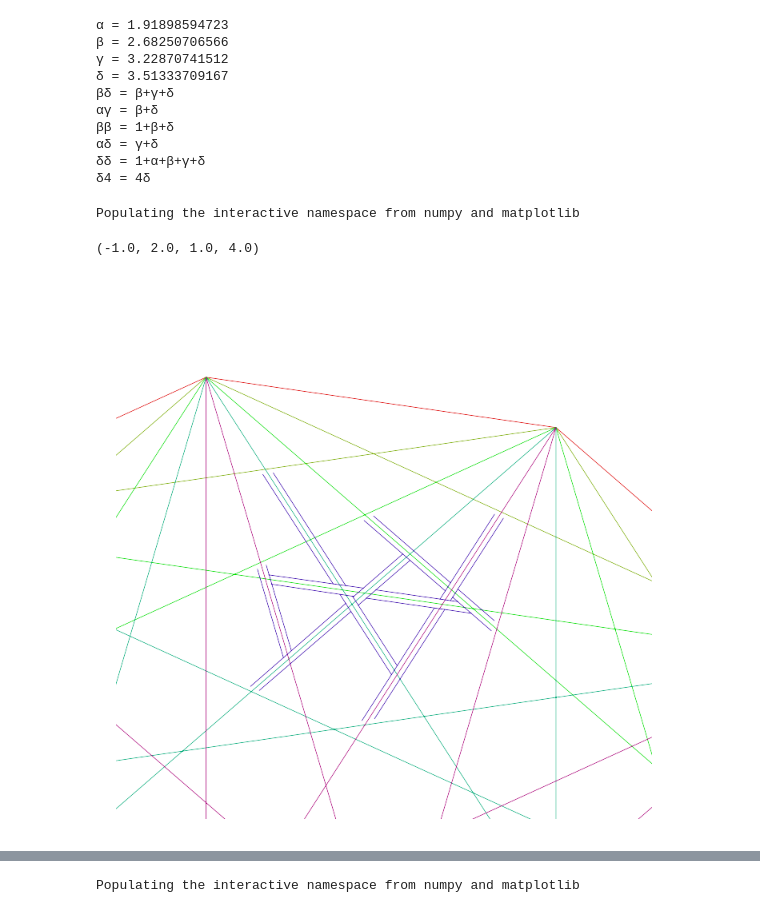
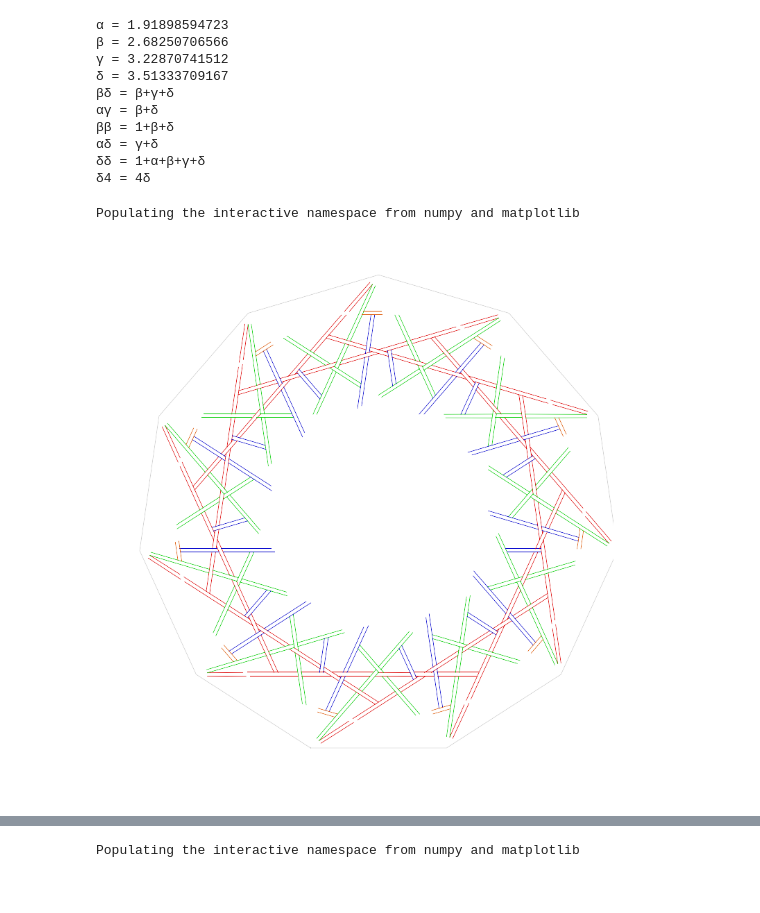
Before and after one commit to vorth/ipython, a Jupyter notebook: hendecagons/Hendecagons.ipynb, the cells around one changed output, grey strips where cells are left out. Cells and saved outputs as stored; diff of their text form; code cells hidden in the pictures.

```diff
--- a/hendecagons/Hendecagons.ipynb
+++ b/hendecagons/Hendecagons.ipynb
@@ -180,9 +180,9 @@ class Vector(object):
         x = float( self.x )
         y = float( self.y )
         A = math.sin( (5.0/11.0) * math.pi )
-        x = -float( self.x ) + float( self.y )/(2*delta_real)
+        x = float( self.x ) + float( self.y )/(2*delta_real)
         y = A * float( self.y )
-        return [ -x, y ]
+        return [ x, y ]
 
     def rotate( self ) :
         return Vector( self.x * r + self.y * t, self.x * s + self.y * u )
@@ -376,78 +475,54 @@ p47d = p411 + ( u1 - u7 ) * f411
 import matplotlib.pyplot as plt
 import matplotlib.path as mpath
 import matplotlib.patches as mpatches
 Path = mpath.Path
 
 def drawPolygon( polygonVerts, color ):
     n = len( polygonVerts )
     codes = [ Path.MOVETO ]
     verts = []
     verts .append( polygonVerts[ 0 ] .render() )
     for i in range(1,n+1):
         codes.append ( Path.LINETO )
         verts.append ( polygonVerts[ i % n ] .render() )
     path = mpath.Path( verts, codes )
     return mpatches.PathPatch( path, facecolor='none', edgecolor=color )
 
-fig = plt.figure(figsize=(12,12))
+#fig = plt.figure(figsize=(12,24))
+fig = plt.figure(figsize=(13,14))
 ax = fig.add_subplot(111)
-ax.add_patch( drawPolygon( hendecagon, '#dd0000' ) )
-ax.add_patch( drawPolygon( hendecagram_alpha, '#77aa00' ) )
-ax.add_patch( drawPolygon( hendecagram_beta, '#00dd00' ) )
-ax.add_patch( drawPolygon( hendecagram_gamma, '#00aa77' ) )
-ax.add_patch( drawPolygon( hendecagram_delta, '#aa0077' ) )
+ax.add_patch( drawPolygon( hendecagon, '#cccccc' ) )
+#ax.add_patch( drawPolygon( hendecagram_alpha, orange ) )
+#ax.add_patch( drawPolygon( hendecagram_beta, red ) )
+#ax.add_patch( drawPolygon( hendecagram_gamma, green ) )
+#ax.add_patch( drawPolygon( hendecagram_delta, blue ) )
 
-def drawEdge( p1, p2 ):
+def drawEdge( p1, p2, color="#000000" ):
     codes = [ Path.MOVETO ]
     verts = []
     verts .append( p1 .render() )
     codes.append ( Path.LINETO )
     verts.append ( p2 .render() )
     path = mpath.Path( verts, codes )
-    ax.add_patch( mpatches.PathPatch( path, facecolor='none', edgecolor="#3300aa" ) )
+    ax.add_patch( mpatches.PathPatch( path, facecolor='none', edgecolor=color ) )
 
-drawEdge( p26a, p26b )
-drawEdge( p26c, p26d )
+for i in range(11):
+    pRot = []
+    for j in range(11):
+        k = (j+i) % 11
+        pRot .append( p[ k ] )
+    drawSectorRibbons( pRot, drawEdge )
 
-drawEdge( p27a, p27b )
-drawEdge( p27c, p27d )
-
-drawEdge( p36a, p36b )
-drawEdge( p36c, p36d )
-
-drawEdge( p37a, p37b )
-drawEdge( p37c, p37d )
-
-drawEdge( p38a, p38b )
-drawEdge( p38c, p38d )
-
-drawEdge( p47a, p47b )
-drawEdge( p47c, p47d )
-
-drawEdge( p004a, p004b )
-drawEdge( p004c, p004d )
-
-drawEdge( p002a, p002b )
-drawEdge( p002c, p002d )
-
-drawEdge( p006a, p006b )
-drawEdge( p006c, p006d )
-
-drawEdge( p007a, p007b )
-drawEdge( p007c, p007d )
-
-drawEdge( p003a, p003b )
-drawEdge( p003c, p003d )
-
-ax.set_xlim(-1,2)
-ax.set_ylim(1,4)
+ax.set_xlim(6.5,10.5)
+ax.set_ylim(4.5,12.5)
+ax.set_xlim(0,13)
+ax.set_ylim(-1,13)
 
 ax.axis('off')
-# fig.savefig( "hendecagonIntersections.png" )
+fig.savefig( "hendecagonWoven-halfDone.png" )
 # %% [output]
 Populating the interactive namespace from numpy and matplotlib
-(-1.0, 2.0, 1.0, 4.0)
-[figure, old version]
+[figure, new version]
 # %%
 fig = plt.figure(figsize=(12,12))
 ax = fig.add_subplot(111)
```
Also changed, not shown: parts of 5 cells of this notebook.
